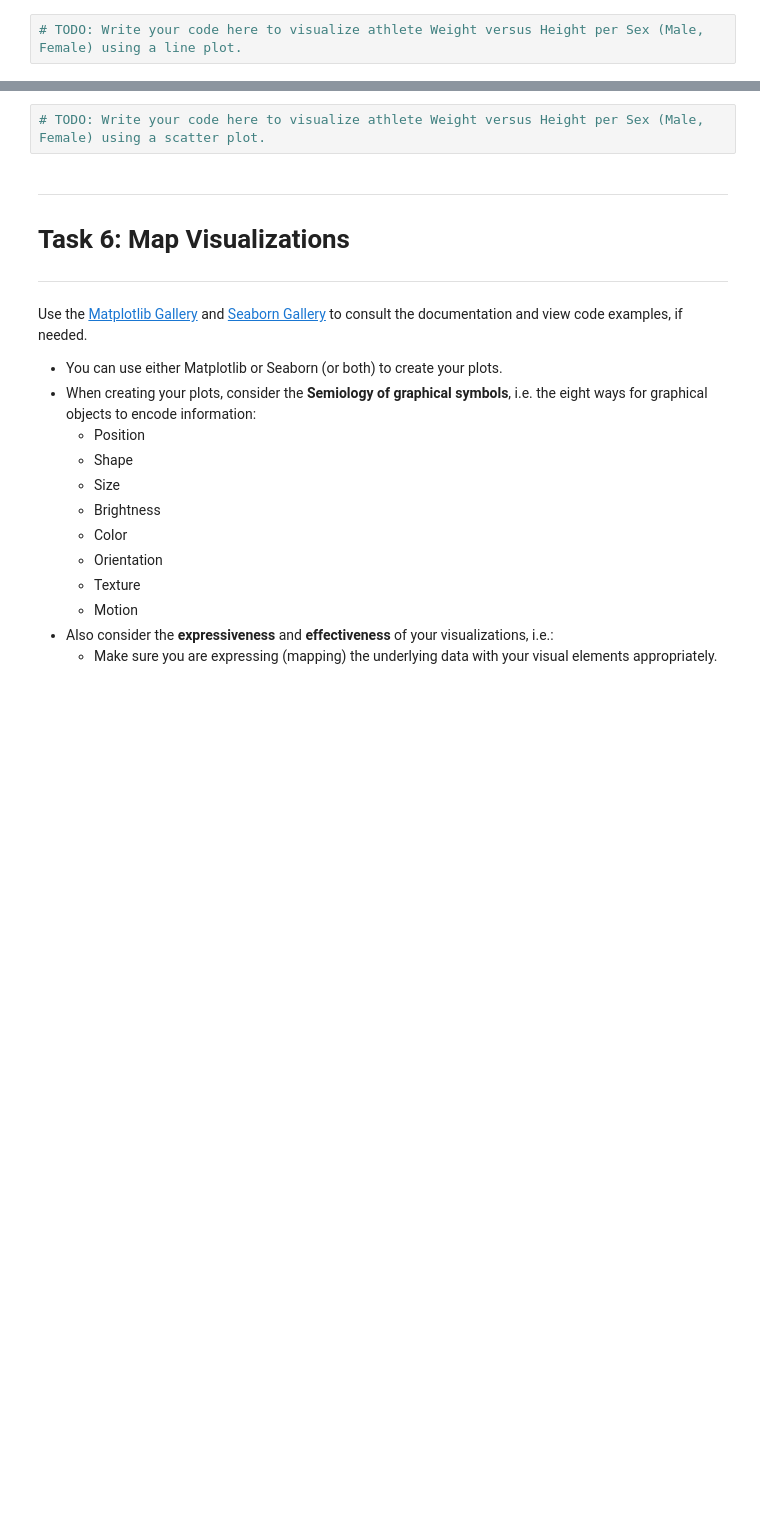
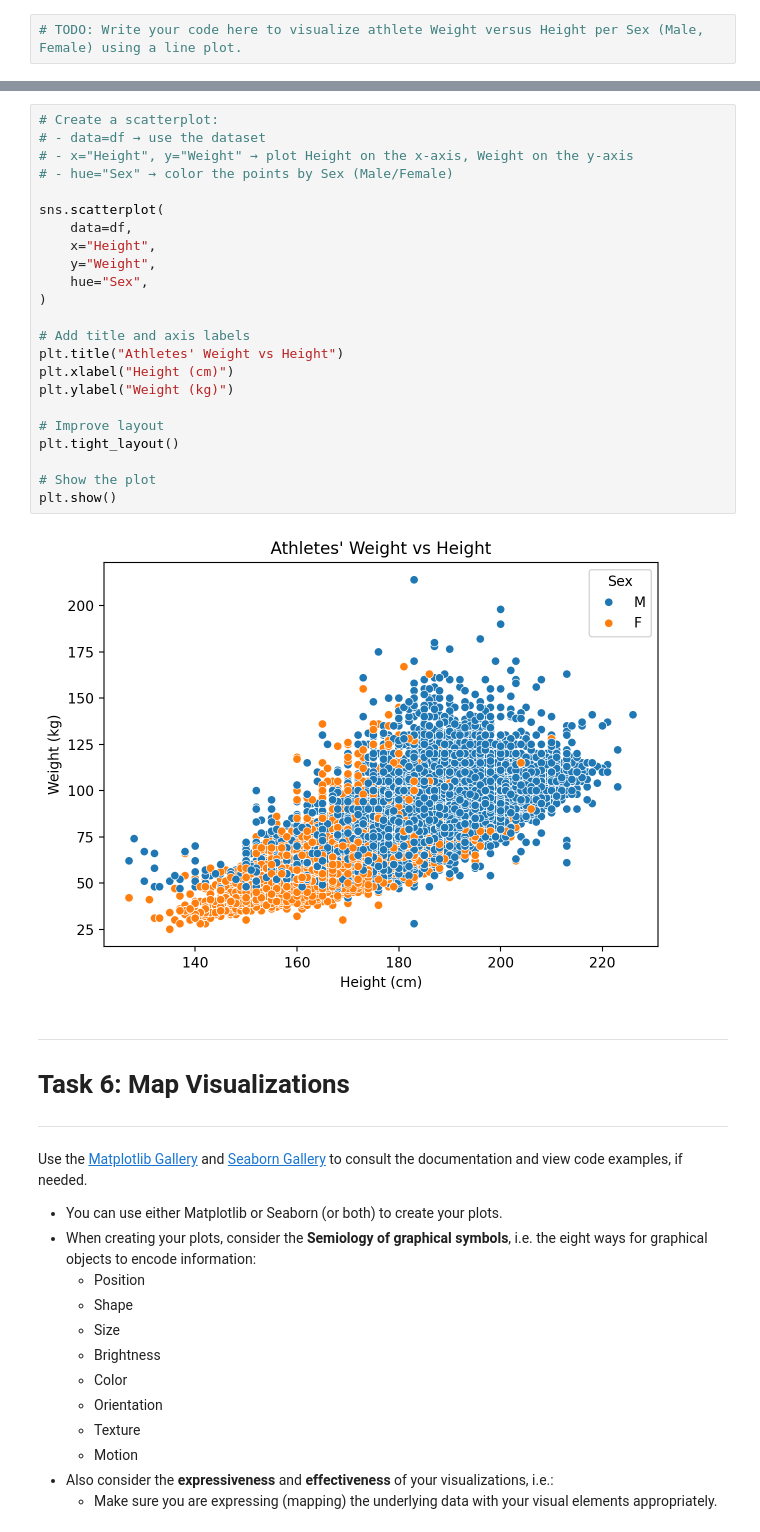
Before and after one commit to Cyrus7777/grupp_7, a Jupyter notebook: assignment.ipynb, the cells around one changed output, grey strips where cells are left out. Cells and saved outputs as stored; diff of their text form; blank space fills up the shorter version.

```diff
--- a/assignment.ipynb
+++ b/assignment.ipynb
@@ -914,7 +938,30 @@ Create a visualization showing the athelete Weight versus Height per Sex (Male,
 
 </details>
 # %%
-# TODO: Write your code here to visualize athlete Weight versus Height per Sex (Male, Female) using a scatter plot.
+# Create a scatterplot:
+# - data=df → use the dataset
+# - x="Height", y="Weight" → plot Height on the x-axis, Weight on the y-axis
+# - hue="Sex" → color the points by Sex (Male/Female)
+
+sns.scatterplot(
+    data=df,
+    x="Height",
+    y="Weight",
+    hue="Sex",
+)
+
+# Add title and axis labels
+plt.title("Athletes' Weight vs Height")
+plt.xlabel("Height (cm)")
+plt.ylabel("Weight (kg)")
+
+# Improve layout
+plt.tight_layout()
+
+# Show the plot
+plt.show()
+# %% [output]
+[figure, added]
 # %% [markdown]
 ---
 # Task 6: Map Visualizations
```
Also changed, not shown: parts of 5 cells of this notebook.
